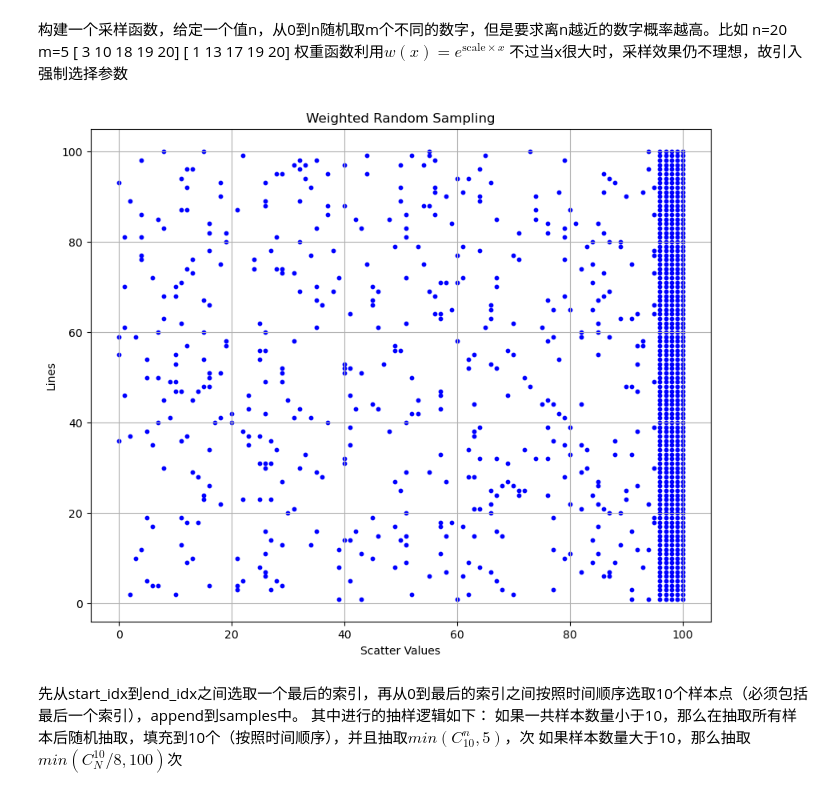
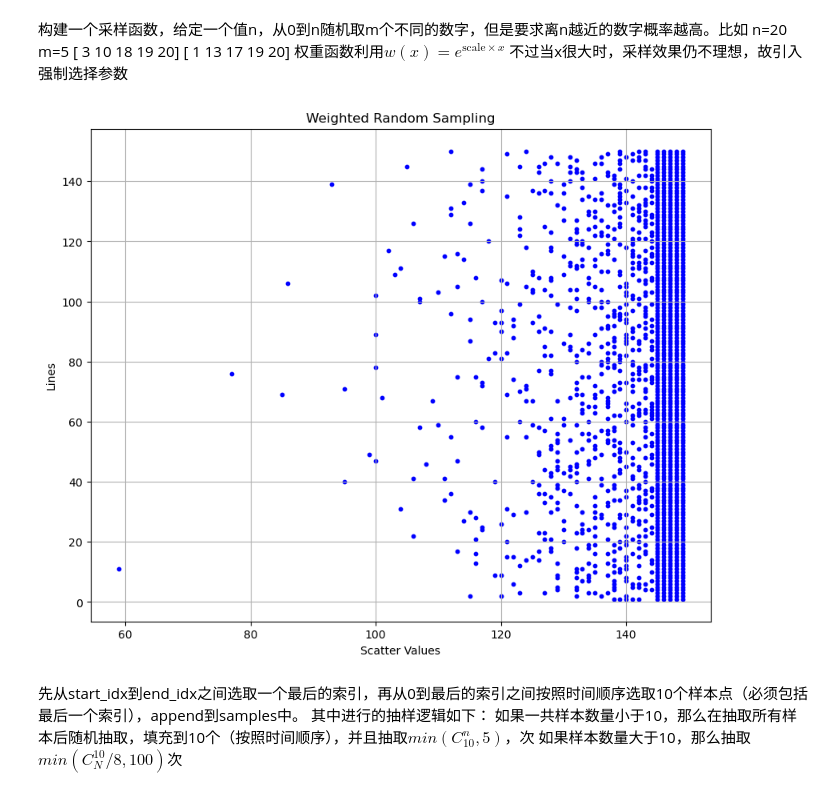
Before and after one commit to NPgreatest/Predictive_Maintain, a Jupyter notebook: jupyter/lstm.ipynb, the cells around one changed output. Cells and saved outputs as stored; diff of their text form; code cells hidden in the pictures.

```diff
--- a/jupyter/lstm.ipynb
+++ b/jupyter/lstm.ipynb
@@ -168,59 +168,38 @@ n=20 m=5
 权重函数利用$w(x)=e^{\text{scale}\times x}$
 不过当x很大时，采样效果仍不理想，故引入强制选择参数
 # %%
-import random
 import matplotlib.pyplot as plt
-# def weighted_random_sampling(n, m, scale=0.2, forced=5):
-#     numbers = np.arange(0, n+1)
-#     weights = np.exp(scale * numbers-forced)
-#     # print(len(weights))
-#     remain = n-forced
-#     selected_remain = m-forced-1
-#     partition_sizes = np.ceil(weights[:selected_remain] / weights[:selected_remain].sum() * selected_remain).astype(int)
-#     partition_len=len(partition_sizes)
-#     # print(partition_sizes)
-#     selected_indices = []
-#     for idx,size in enumerate(partition_sizes):
-#         indices = random.sample(range(int(np.ceil(idx * remain / partition_len)), int(np.ceil((idx + 1) * remain / partition_len))), k=size)
-#         print(int(np.ceil(idx * remain / partition_len)), int(np.ceil((idx + 1) * remain / partition_len)))
-#         selected_indices.append(indices)
-#     selected_indices = np.concatenate(selected_indices)
-#     forced_indices = list(range(n-forced+1, n+1))
-#     selected = np.concatenate((forced_indices, selected_indices))
-#     selected.sort()
-#     # print(selected)
-#     return selected[len(selected)-m:]
 
 def weighted_random_sampling(n, m, scale=0.2, forced=5):
-    remain = n-forced
-    selected_remain = m-forced
-    selected_indices = []
-    indices = random.sample(range(remain+1), k=selected_remain)
-    selected_indices.append(indices)
-    selected_indices = np.concatenate(selected_indices)
-    forced_indices = list(range(n-forced+1, n+1))
+    # 初始化权重数组，距离n-force越近权重越大
+    weights = np.array([np.exp(-scale * abs(i - (n - forced))) for i in range(n-forced)])
+    weights /= weights.sum()  # 归一化权重
+
+    # 根据权重进行加权随机选择
+    selected_indices = np.random.choice(range(n-forced), size=m-forced, replace=False, p=weights)
+    forced_indices = np.arange(n-forced, n)
     selected = np.concatenate((forced_indices, selected_indices))
     selected.sort()
-    return selected[len(selected)-m:]
+    return selected[-m:]
 
 
-num_lines = 100
-n = 100
+num_lines = 150
+n = 150
 m = 10
 scale = 0.1
 plt.figure(figsize=(10, 8))
 for _ in range(num_lines):
     selected = weighted_random_sampling(n, m, scale)
     selected.sort()
     # print(selected)
     plt.scatter(selected, [num_lines - _] * m, marker='o', color='blue',s=10)
 plt.xlabel('Scatter Values')
 plt.ylabel('Lines')
 plt.title('Weighted Random Sampling')
 plt.grid(True)
 plt.show()
 # %% [output]
-[figure, old version]
+[figure, new version]
 # %% [markdown]
 先从start_idx到end_idx之间选取一个最后的索引，再从0到最后的索引之间按照时间顺序选取10个样本点（必须包括最后一个索引），append到samples中。
 其中进行的抽样逻辑如下：
```
Also changed, not shown: parts of 9 cells of this notebook, 6 other files.
